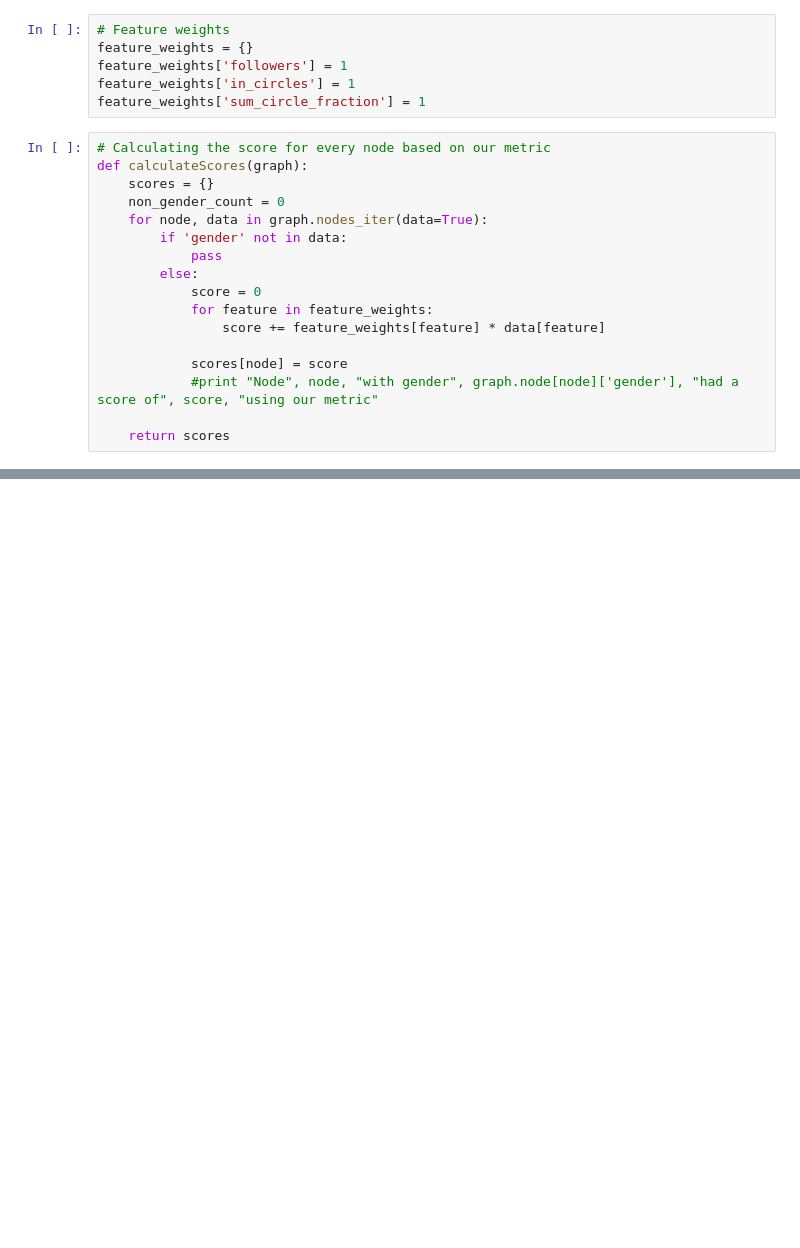
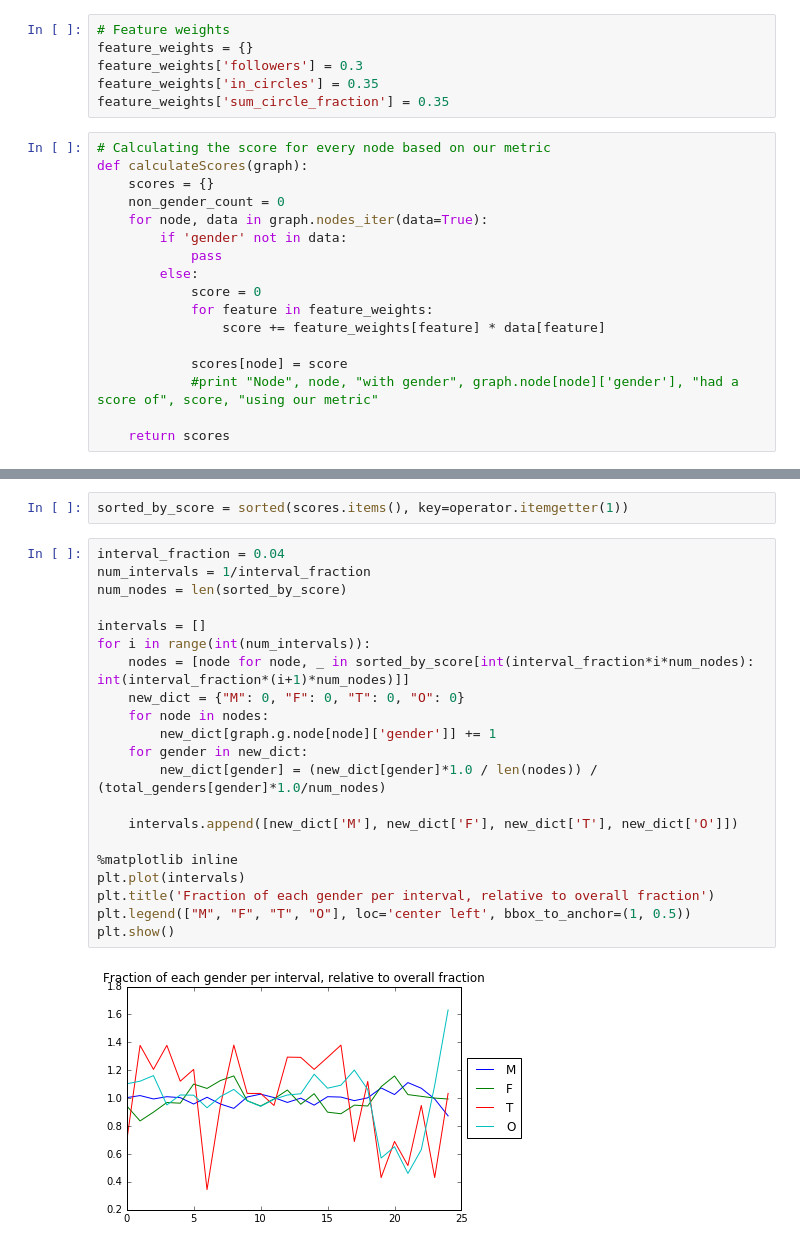
Before and after one commit to gaurangsadekar/social_nets, a Jupyter notebook: data_challenge2/Data Challenge 2.ipynb, the cells around one changed output, grey strips where cells are left out. Saved outputs shown, nothing was run; the diff lists cells and outputs as text; blank space fills up the shorter version.

Commit message:
Set feature weights and plotted result

```diff
--- a/data_challenge2/Data Challenge 2.ipynb
+++ b/data_challenge2/Data Challenge 2.ipynb
@@ -32,9 +34,9 @@ def calculateFeatureValues(graph):
 # %%
 # Feature weights
 feature_weights = {}
-feature_weights['followers'] = 1
-feature_weights['in_circles'] = 1
-feature_weights['sum_circle_fraction'] = 1
+feature_weights['followers'] = 0.3
+feature_weights['in_circles'] = 0.35
+feature_weights['sum_circle_fraction'] = 0.35
 # %%
 # Calculating the score for every node based on our metric
 def calculateScores(graph):
@@ -96,0 +79,25 @@ F 3971 7.92761898766
+# %%
+sorted_by_score = sorted(scores.items(), key=operator.itemgetter(1))
+# %%
+interval_fraction = 0.04
+num_intervals = 1/interval_fraction
+num_nodes = len(sorted_by_score)
+
+intervals = []
+for i in range(int(num_intervals)):
+    nodes = [node for node, _ in sorted_by_score[int(interval_fraction*i*num_nodes): int(interval_fraction*(i+1)*num_nodes)]]
+    new_dict = {"M": 0, "F": 0, "T": 0, "O": 0}
+    for node in nodes:
+        new_dict[graph.g.node[node]['gender']] += 1
+    for gender in new_dict:
+        new_dict[gender] = (new_dict[gender]*1.0 / len(nodes)) / (total_genders[gender]*1.0/num_nodes)
+
+    intervals.append([new_dict['M'], new_dict['F'], new_dict['T'], new_dict['O']])
+
+%matplotlib inline
+plt.plot(intervals)
+plt.title('Fraction of each gender per interval, relative to overall fraction')
+plt.legend(["M", "F", "T", "O"], loc='center left', bbox_to_anchor=(1, 0.5))
+plt.show()
+# %% [output]
+[figure, added]
```
Also changed, not shown: parts of 3 cells of this notebook.
